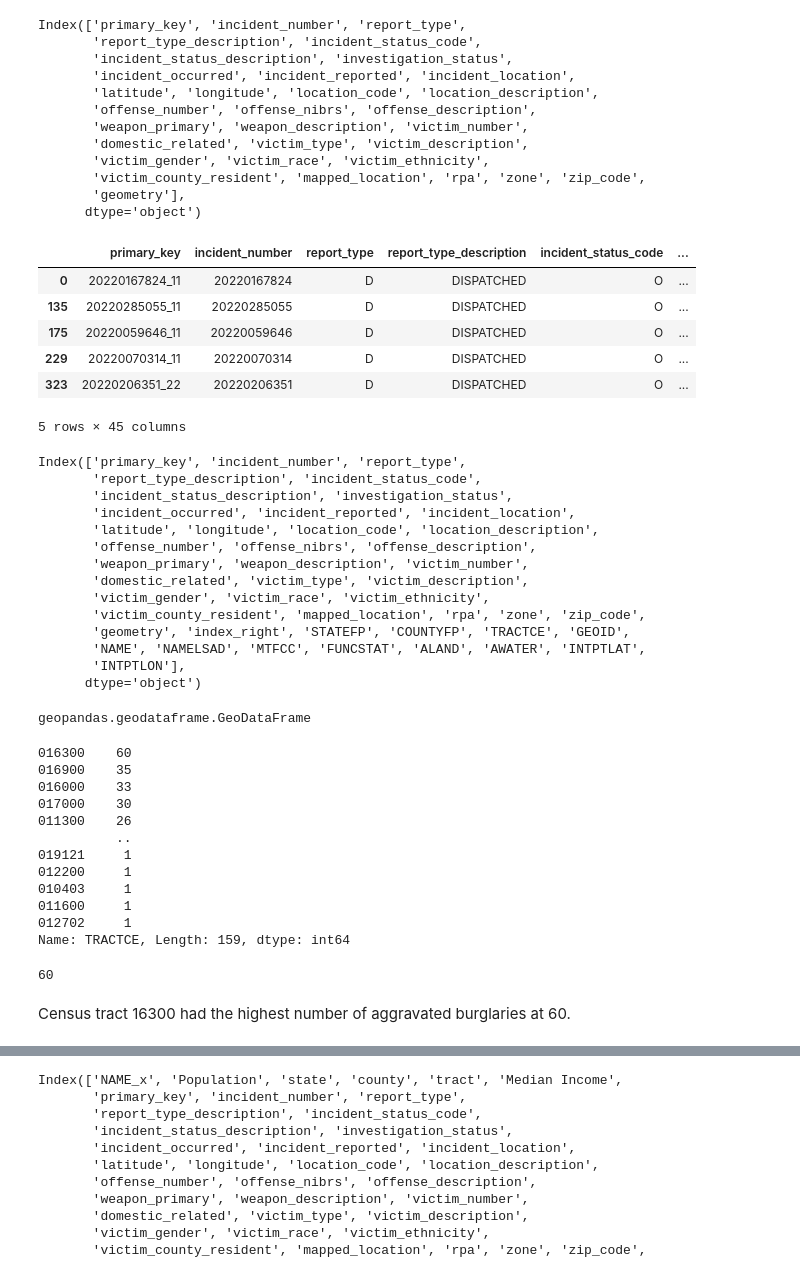
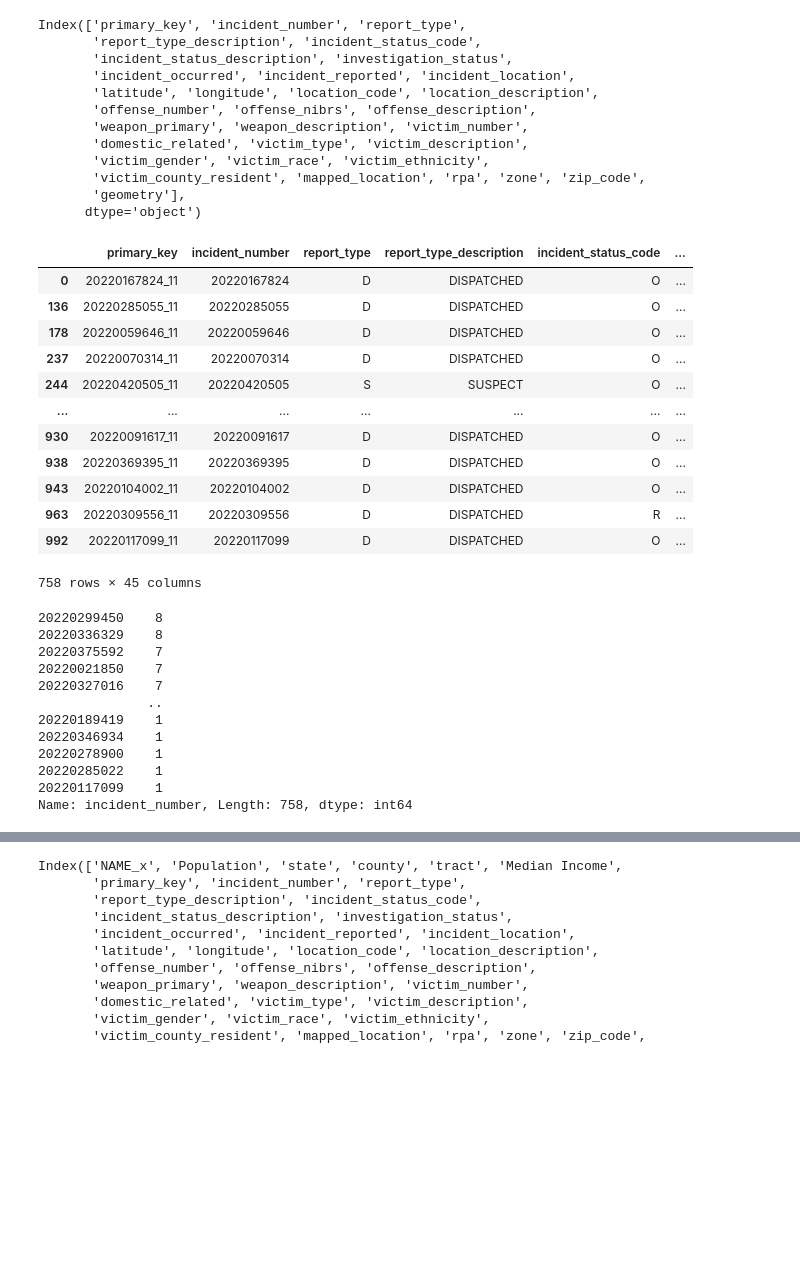
Before and after one commit to nss-data-science-cohort-6/api_project-jolly_ranchers, a Jupyter notebook: JR_API.ipynb, the cells around one changed output, grey strips where cells are left out. Drawn from its saved outputs; the diff is of its cells as text; code cells hidden in the pictures; blank space fills up the shorter version.

```diff
--- a/JR_API.ipynb
+++ b/JR_API.ipynb
@@ -14,7 +14,7 @@ response.text
 # %% [output]
 '[{"primary_key":"20220641257_11","incident_number":"20220641257","report_type":"W","report_type_description":"WITNESS","incident_status_code":"U","incident_status_description":"UNFOUNDED","investigat ...
 # %%
-endpoint = f"https://data.nashville.gov/resource/2u6v-ujjs.json?offense_description=BURGLARY- AGGRAVATED&$where=incident_occurred between '2022-01-01T12:00:00' and '2022-09-30T00:00:00'"
+endpoint = f"https://data.nashville.gov/resource/2u6v-ujjs.json?offense_description=BURGLARY- AGGRAVATED&$where=incident_occurred between '2022-01-01T00:00:00' and '2022-09-30T23:59:59'&$limit=10000"
 
 response = requests.get(endpoint)
 
@@ -283,55 +295,33 @@ Index(['primary_key', 'incident_number', 'report_type',
 # %%
 aggburg_by_censustract = gpd.sjoin(aggburg_tntracts, tn_tracts, predicate = 'within')
 # %%
-aggburg_by_censustract.head()
+aggburg_by_censustract
 # %% [output]
 |  | primary_key | incident_number | report_type | report_type_description | incident_status_code | ... |
 | 0 | 20220167824_11 | 20220167824 | D | DISPATCHED | O | ... |
-| 135 | 20220285055_11 | 20220285055 | D | DISPATCHED | O | ... |
-| 175 | 20220059646_11 | 20220059646 | D | DISPATCHED | O | ... |
-| 229 | 20220070314_11 | 20220070314 | D | DISPATCHED | O | ... |
-| 323 | 20220206351_22 | 20220206351 | D | DISPATCHED | O | ... |
+| 136 | 20220285055_11 | 20220285055 | D | DISPATCHED | O | ... |
+| 178 | 20220059646_11 | 20220059646 | D | DISPATCHED | O | ... |
+| 237 | 20220070314_11 | 20220070314 | D | DISPATCHED | O | ... |
+| 244 | 20220420505_11 | 20220420505 | S | SUSPECT | O | ... |
+| ... | ... | ... | ... | ... | ... | ... |
+| 930 | 20220091617_11 | 20220091617 | D | DISPATCHED | O | ... |
+| 938 | 20220369395_11 | 20220369395 | D | DISPATCHED | O | ... |
+| 943 | 20220104002_11 | 20220104002 | D | DISPATCHED | O | ... |
+| 963 | 20220309556_11 | 20220309556 | D | DISPATCHED | R | ... |
+| 992 | 20220117099_11 | 20220117099 | D | DISPATCHED | O | ... |
-5 rows × 45 columns
+758 rows × 45 columns
-# %%
-aggburg_by_censustract.columns
-# %% [output]
-Index(['primary_key', 'incident_number', 'report_type',
-       'report_type_description', 'incident_status_code',
-       'incident_status_description', 'investigation_status',
-       'incident_occurred', 'incident_reported', 'incident_location',
-       'latitude', 'longitude', 'location_code', 'location_description',
-       'offense_number', 'offense_nibrs', 'offense_description',
-       'weapon_primary', 'weapon_description', 'victim_number',
-       'domestic_related', 'victim_type', 'victim_description',
-       'victim_gender', 'victim_race', 'victim_ethnicity',
-       'victim_county_resident', 'mapped_location', 'rpa', 'zone', 'zip_code',
-       'geometry', 'index_right', 'STATEFP', 'COUNTYFP', 'TRACTCE', 'GEOID',
-       'NAME', 'NAMELSAD', 'MTFCC', 'FUNCSTAT', 'ALAND', 'AWATER', 'INTPTLAT',
-       'INTPTLON'],
-      dtype='object')
-# %%
-type(aggburg_by_censustract)
-# %% [output]
-geopandas.geodataframe.GeoDataFrame
 # %%
-aggburg_by_censustract['TRACTCE'].value_counts()
+aggburg_by_censustract['incident_number'].value_counts()
 # %% [output]
-016300    60
-016900    35
-016000    33
-017000    30
-011300    26
-          ..
-019121     1
-012200     1
-010403     1
-011600     1
-012702     1
-Name: TRACTCE, Length: 159, dtype: int64
+20220299450    8
+20220336329    8
+20220375592    7
+20220021850    7
+20220327016    7
+              ..
+20220189419    1
+20220346934    1
+20220278900    1
+20220285022    1
+20220117099    1
+Name: incident_number, Length: 758, dtype: int64
-# %%
-grouped = aggburg_by_censustract.groupby("NAMELSAD")["incident_number"].count().max()
-grouped
-# %% [output]
-60
-# %% [markdown]
-Census tract 16300 had the highest number of aggravated burglaries at 60.
```
Also changed, not shown: parts of 12 cells of this notebook.
